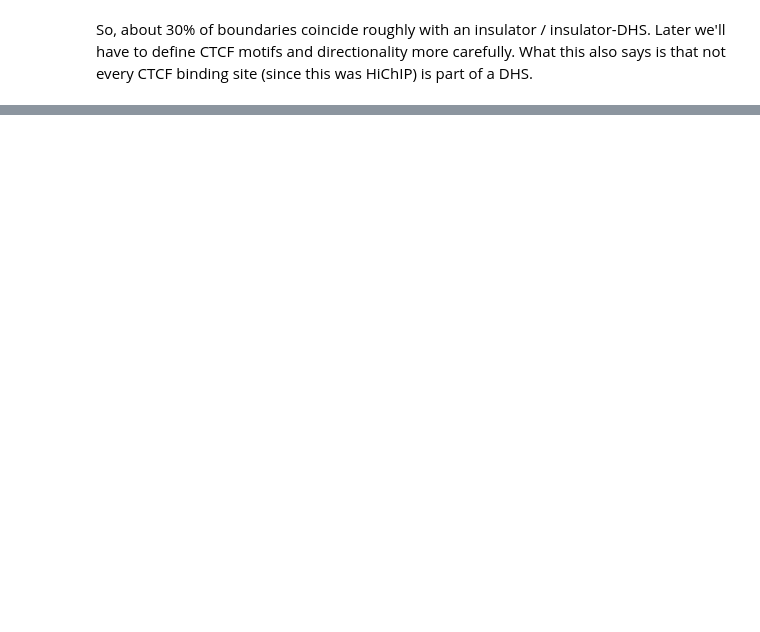
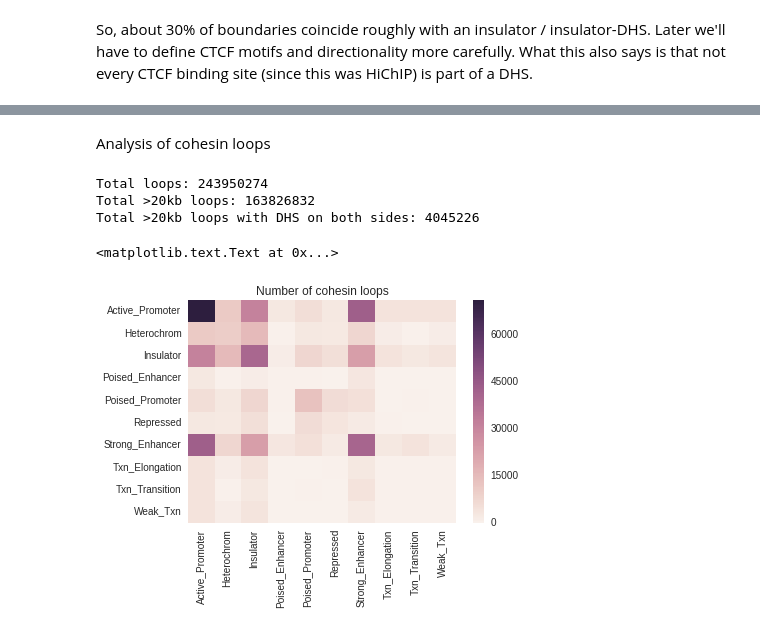
Before and after one commit to bdo311/directionality, a Jupyter notebook: nb2_loops.ipynb, the cells around one changed output, grey strips where cells are left out. Drawn from its saved outputs; the diff is of its cells as text; code cells hidden in the pictures; blank space fills up the shorter version.

Commit message:
analyzed 7SK/cohesin loops + their boundaries in DHS space

```diff
--- a/nb2_loops.ipynb
+++ b/nb2_loops.ipynb
@@ -439,0 +460,19 @@ print a, b, c
+# %%
+boundary_to_dhs = collections.defaultdict(lambda: [])
+with open("interm/nb2/mES_7sk_loop_boundaries_intersectWithDHS.bed", 'r') as ifile:
+    reader = csv.reader(ifile, 'textdialect')
+    for row in reader:
+        boundary_to_dhs['_'.join(row[:2])].append(row[6])
+ctr = 0
+ins_ctr = set()
+prom_ctr = set()
+enh_ctr = set()
+for boundary in boundary_to_dhs:
+    ctr += 1
+    for dhs in boundary_to_dhs[boundary]:
+        if 'insulator' in dhs.lower(): ins_ctr.add(boundary)
+        if 'promoter' in dhs.lower(): prom_ctr.add(boundary)
+        if 'enhancer' in dhs.lower(): enh_ctr.add(boundary)
+
+print len(ins_ctr), len(prom_ctr), len(enh_ctr), ctr
+print float(len(ins_ctr))/ctr, float(len(prom_ctr))/ctr, float(len(enh_ctr))/ctr
@@ -439,0 +586,2 @@ print a, b, c
+# %% [markdown]
+Analysis of cohesin loops
@@ -439,0 +594,30 @@ print a, b, c
+# %%
+(cohesin_data, total_good, twentyctr, ctr) = \
+pickle.load(open("interm/nb2/v65_cohesin_merge_allValidPairs_gt20kb_labeledByDHS.pkl", 'r'))
+print "Total loops: {}".format(ctr)
+print "Total >20kb loops: {}".format(twentyctr)
+print "Total >20kb loops with DHS on both sides: {}".format(total_good)
+# %% [output]
+Total loops: 243950274
+Total >20kb loops: 163826832
+Total >20kb loops with DHS on both sides: 4045226
+# %%
+# Figure out how often different region types bind to different region types
+region_to_region = collections.defaultdict(lambda: collections.defaultdict(lambda: 0))
+region_to_region_uniq = collections.defaultdict(lambda: collections.defaultdict(lambda: 0))
+for dhs in cohesin_data:
+    region = '_'.join(dhs.split('__')[1].split('_')[1:])
+    for partner in cohesin_data[dhs]:
+        if cohesin_data[dhs][partner] < 20: continue
+        partner_region = '_'.join(partner.split('__')[1].split('_')[1:])
+        region_to_region[region][partner_region] += cohesin_data[dhs][partner]
+        region_to_region[partner_region][region] += cohesin_data[dhs][partner]
+        region_to_region_uniq[region][partner_region] += 1
+        region_to_region_uniq[partner_region][region] += 1
+# %%
+df = pd.DataFrame(region_to_region)
+sns.heatmap(df)
+sns.plt.title("Number of cohesin loops")
+# %% [output]
+<matplotlib.text.Text at 0x...>
+[figure, added]
```
Also changed, not shown: parts of 46 cells of this notebook, 1 other file.
